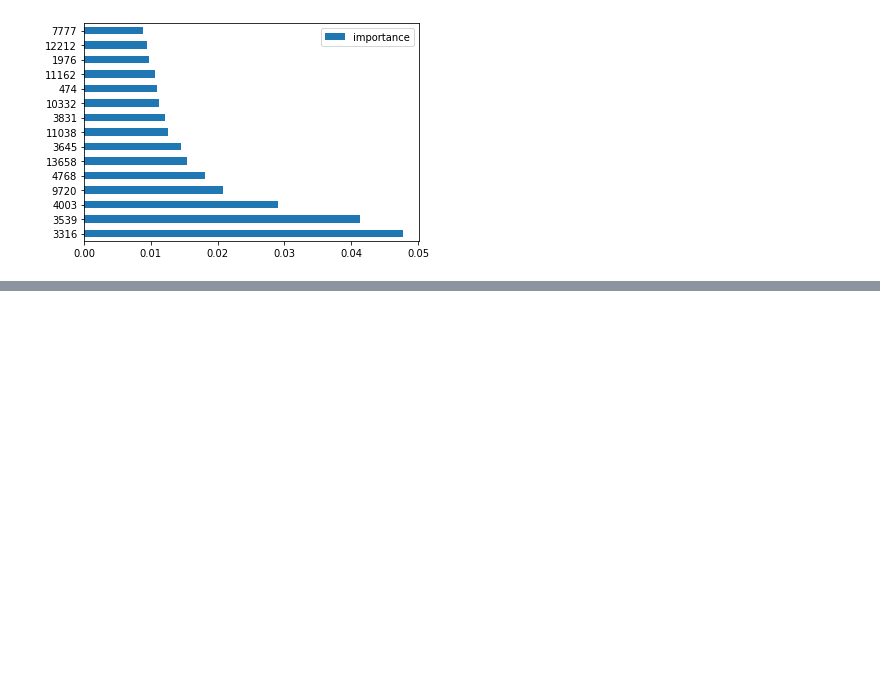
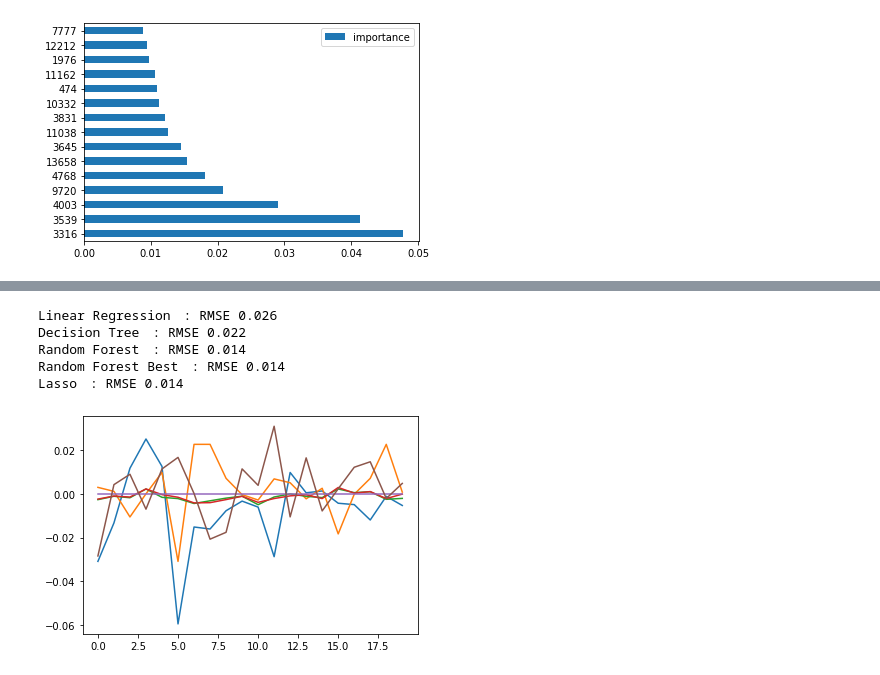
Before and after one commit to katsuki-nagakubo/Trump_Tweets_Word2vec, a Jupyter notebook: trump_tweets_s&p500_relation.ipynb, the cells around one changed output, grey strips where cells are left out. Cells and saved outputs as stored; diff of their text form; code cells hidden in the pictures; blank space fills up the shorter version.

```diff
--- a/trump_tweets_s&p500_relation.ipynb
+++ b/trump_tweets_s&p500_relation.ipynb
@@ -987,0 +1183,37 @@ mean squared error of meta model: 0.0002
+# %%
+#特徴量とターゲットを決める
+from sklearn.model_selection import train_test_split
+
+target_col = 'dif_log'
+exclude_cols = ['log', 'price', 'dif_log', "date","text","day_of_week"]
+feature_cols = []
+for col in df4.columns:
+    if col not in exclude_cols:
+        feature_cols.append(col)
+
+X = np.array(df4[feature_cols])
+y = np.array(df4[target_col])
+
+from sklearn.externals import joblib
+import pickle
+
+files = [("Linear Regression",'/content/lm_model.sav'),("Decision Tree",'/content/dt_model.sav'),("Random Forest",'/content/rf_model.sav'),("Random Forest Best",'/content/rf_best_model.sav'),("Lasso","/content/ls_model.sav")]
+df_result = pd.DataFrame(df4["dif_log"])
+
+for i,(name,filename) in enumerate(files):
+  loaded_model = pickle.load(open(filename, 'rb'))
+  y_pred = loaded_model.predict(X)
+  mse = mean_squared_error(y, y_pred)
+  df_result[name] = y_pred
+  print(name+"　: RMSE", round(np.sqrt(mse), 3))
+  plt.plot(df_result[name])
+plt.plot(df_result["dif_log"])
+
+plt.show()
+# %% [output]
+Linear Regression　: RMSE 0.026
+Decision Tree　: RMSE 0.022
+Random Forest　: RMSE 0.014
+Random Forest Best　: RMSE 0.014
+Lasso　: RMSE 0.014
+[figure, added]
```
Also changed, not shown: parts of 30 cells of this notebook.
